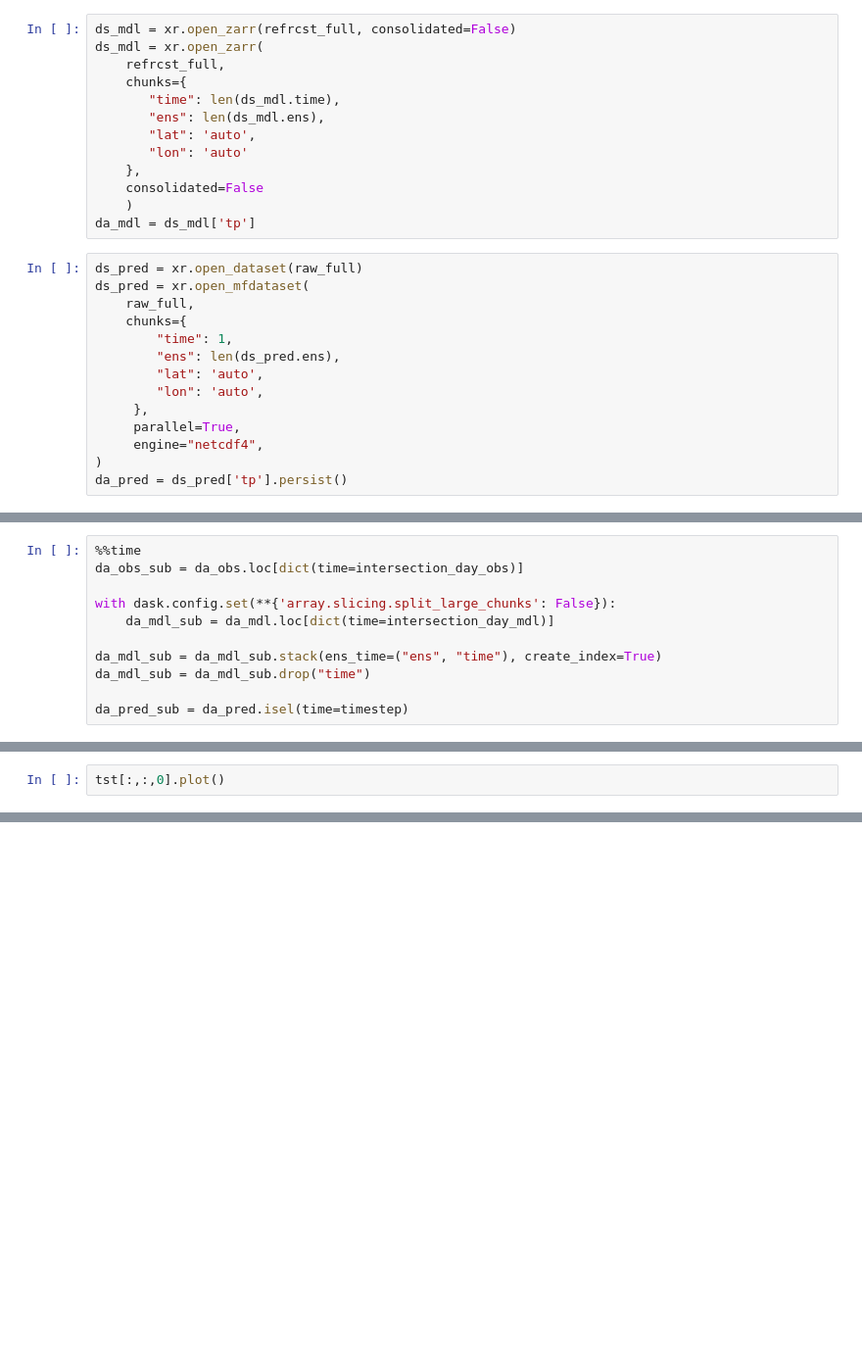
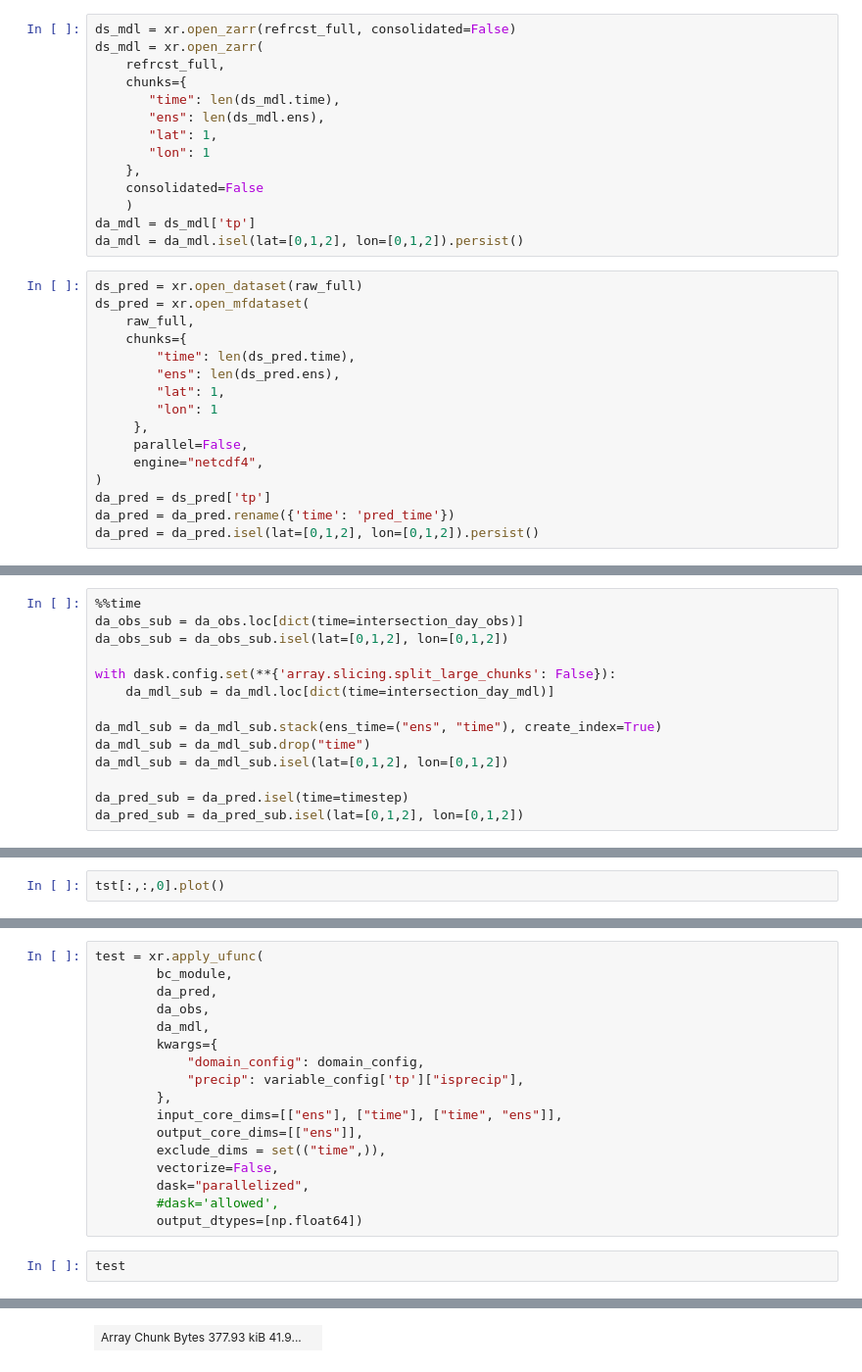
Before and after one commit to lorenz-c/Pycast-S2S, a Jupyter notebook: notebooks/run_bcsd_test.ipynb, the cells around one changed output, grey strips where cells are left out. Shown at 98% size. Drawn from its saved outputs; the diff is of its cells as text; blank space fills up the shorter version.

```diff
--- a/notebooks/run_bcsd_test.ipynb
+++ b/notebooks/run_bcsd_test.ipynb
@@ -98,26 +104,29 @@ ds_mdl = xr.open_zarr(
     chunks={
        "time": len(ds_mdl.time),
        "ens": len(ds_mdl.ens),
-       "lat": 'auto',
-       "lon": 'auto'
+       "lat": 1,
+       "lon": 1
     },
     consolidated=False
     )
 da_mdl = ds_mdl['tp']
+da_mdl = da_mdl.isel(lat=[0,1,2], lon=[0,1,2]).persist()
 # %%
 ds_pred = xr.open_dataset(raw_full)
 ds_pred = xr.open_mfdataset(
     raw_full,
     chunks={
-        "time": 1,
+        "time": len(ds_pred.time),
         "ens": len(ds_pred.ens),
-        "lat": 'auto',
-        "lon": 'auto',
+        "lat": 1,
+        "lon": 1
      },
-     parallel=True,
+     parallel=False,
      engine="netcdf4",
 )
-da_pred = ds_pred['tp'].persist()
+da_pred = ds_pred['tp']
+da_pred = da_pred.rename({'time': 'pred_time'})
+da_pred = da_pred.isel(lat=[0,1,2], lon=[0,1,2]).persist()
 # %%
 da_temp = xr.DataArray(
     None,
@@ -167,11 +176,14 @@ with dask.config.set(**{'array.slicing.split_large_chunks': False}):
 # %%
 %%time
 da_obs_sub = da_obs.loc[dict(time=intersection_day_obs)]
+da_obs_sub = da_obs_sub.isel(lat=[0,1,2], lon=[0,1,2])
 
 with dask.config.set(**{'array.slicing.split_large_chunks': False}):
     da_mdl_sub = da_mdl.loc[dict(time=intersection_day_mdl)]
 
 da_mdl_sub = da_mdl_sub.stack(ens_time=("ens", "time"), create_index=True)
 da_mdl_sub = da_mdl_sub.drop("time")
+da_mdl_sub = da_mdl_sub.isel(lat=[0,1,2], lon=[0,1,2])
 
 da_pred_sub = da_pred.isel(time=timestep)
+da_pred_sub = da_pred_sub.isel(lat=[0,1,2], lon=[0,1,2])
@@ -203,0 +219,20 @@ tst[:,:,0].plot()
+# %%
+test = xr.apply_ufunc(
+        bc_module,
+        da_pred,
+        da_obs,
+        da_mdl,
+        kwargs={
+            "domain_config": domain_config,
+            "precip": variable_config['tp']["isprecip"],
+        },
+        input_core_dims=[["ens"], ["time"], ["time", "ens"]],
+        output_core_dims=[["ens"]],
+        exclude_dims = set(("time",)),
+        vectorize=False,
+        dask="parallelized",
+        #dask='allowed',
+        output_dtypes=[np.float64])
+# %%
+test
+# %% [output]
@@ -203,0 +247 @@ tst[:,:,0].plot()
+| Array Chunk Bytes 377.93 kiB 41.9... |  |
```
Also changed, not shown: parts of 17 cells of this notebook, 9 other files.
